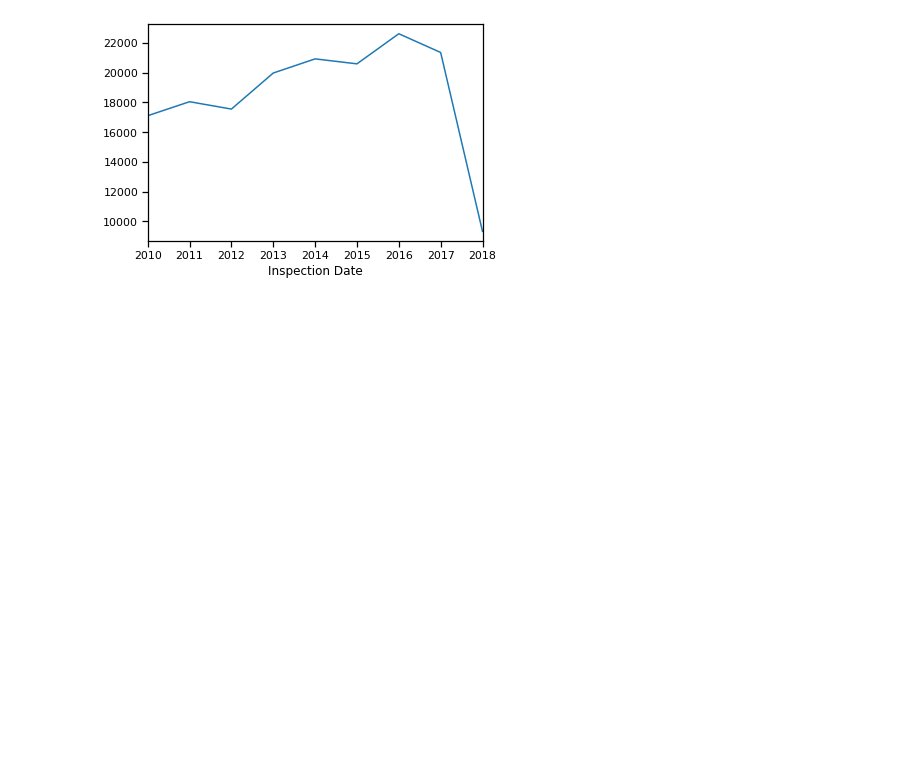
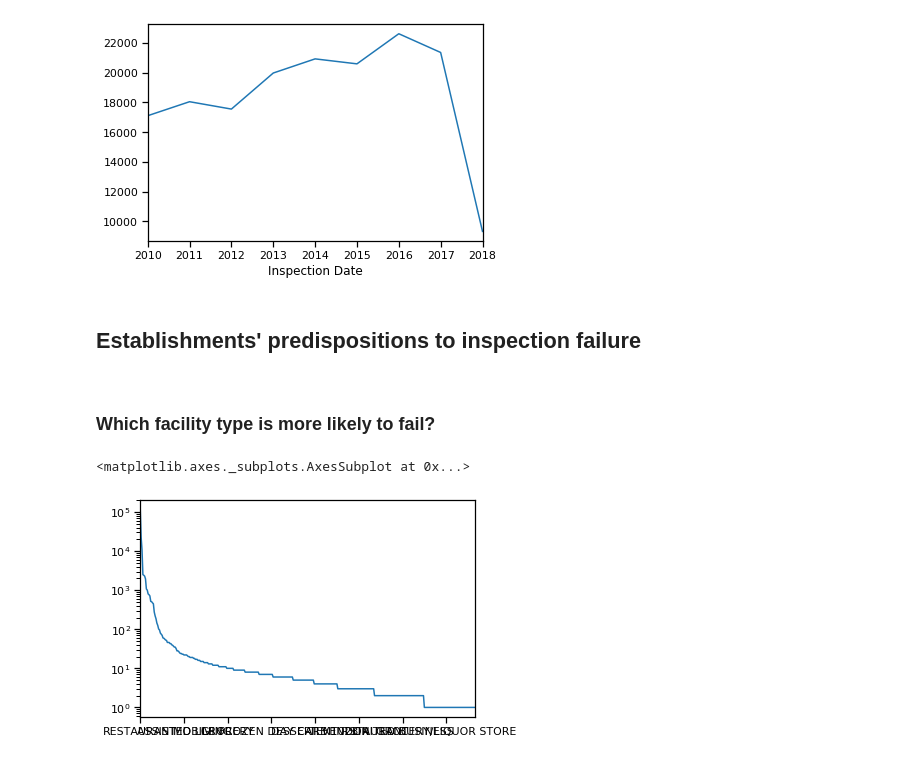
Before and after one commit to Gondolav/ADA-project, a Jupyter notebook: notebook.ipynb, the cells around one changed output. Saved outputs shown, nothing was run; the diff lists cells and outputs as text; code cells hidden in the pictures; blank space fills up the shorter version.

```diff
--- a/notebook.ipynb
+++ b/notebook.ipynb
@@ -569,3 +615,14 @@ df['Inspection Date'].groupby(df['Inspection Date'].dt.year).agg('count').plot()
 # %% [output]
 <matplotlib.axes._subplots.AxesSubplot at 0x...>
 [figure]
+# %% [markdown]
+## Establishments' predispositions to inspection failure
+
+<a id="predispositions"></a>
+# %% [markdown]
+### Which facility type is more likely to fail?
+# %%
+df['Facility Type'].value_counts().plot(logy=True)
+# %% [output]
+<matplotlib.axes._subplots.AxesSubplot at 0x...>
+[figure, added]
```
Also changed, not shown: parts of 24 cells of this notebook.
